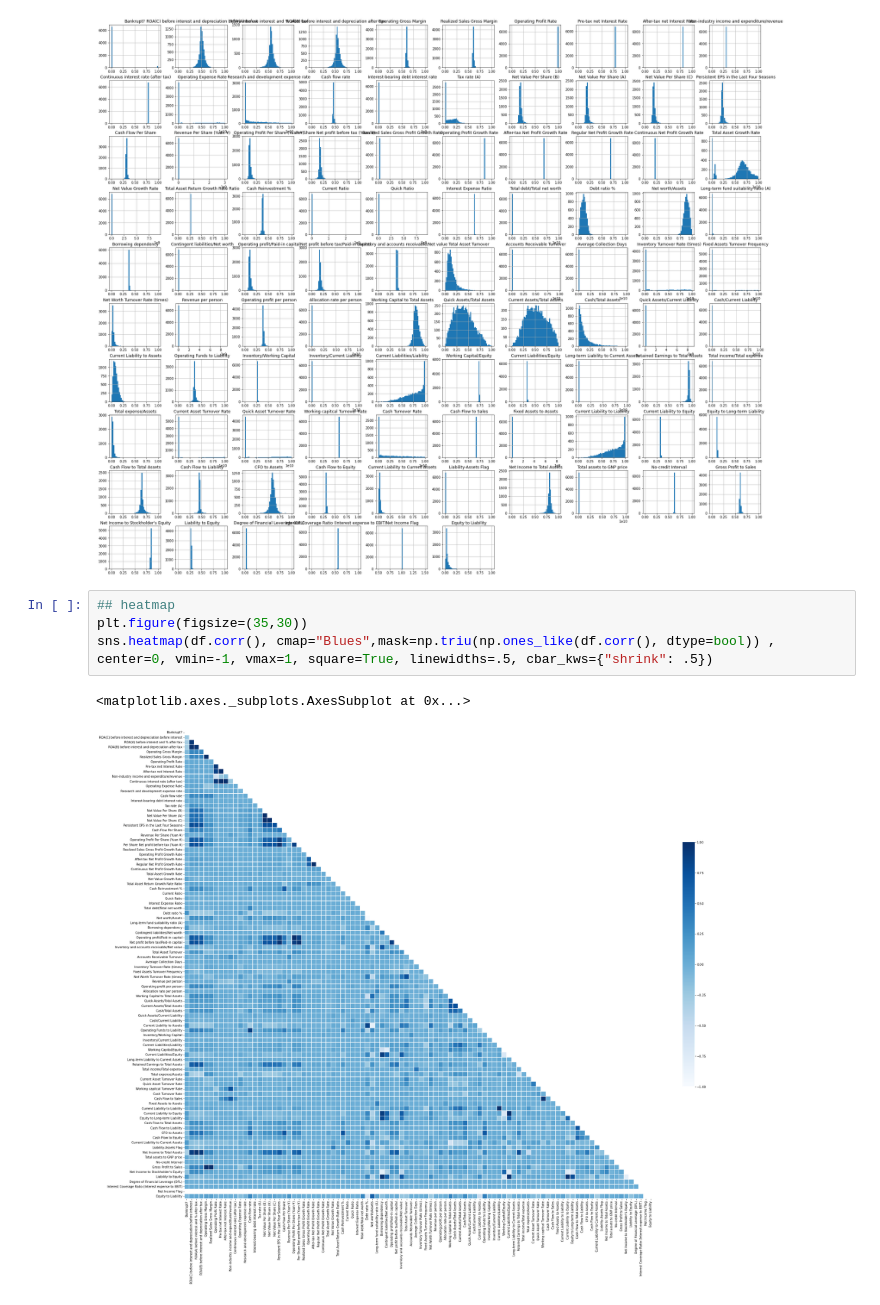
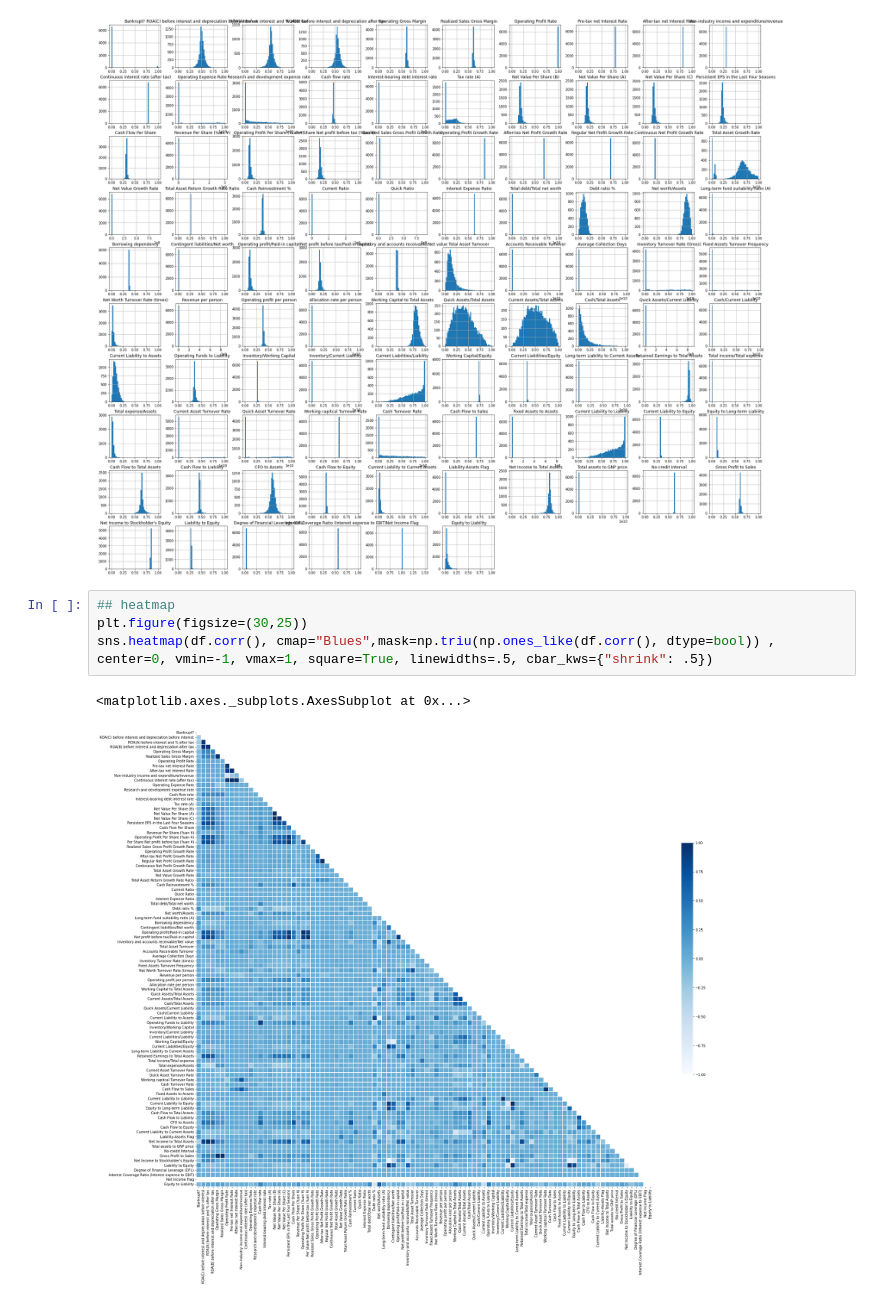
Before and after one commit to spros1/TaiwaneseBankruptcyPrediction, a Jupyter notebook: TaiwaneseBankruptcyPrediction.ipynb, the cells around one changed output. Cells and saved outputs as stored; diff of their text form.

```diff
--- a/TaiwaneseBankruptcyPrediction.ipynb
+++ b/TaiwaneseBankruptcyPrediction.ipynb
@@ -100,8 +92,8 @@ plt.show()
 [figure]
 # %%
 ## heatmap
-plt.figure(figsize=(35,30))
+plt.figure(figsize=(30,25))
 sns.heatmap(df.corr(), cmap="Blues",mask=np.triu(np.ones_like(df.corr(), dtype=bool)) , center=0, vmin=-1, vmax=1, square=True, linewidths=.5, cbar_kws={"shrink": .5})
 # %% [output]
 <matplotlib.axes._subplots.AxesSubplot at 0x...>
-[figure, old version]
+[figure, new version]
```
Also changed, not shown: parts of 4 cells of this notebook.
